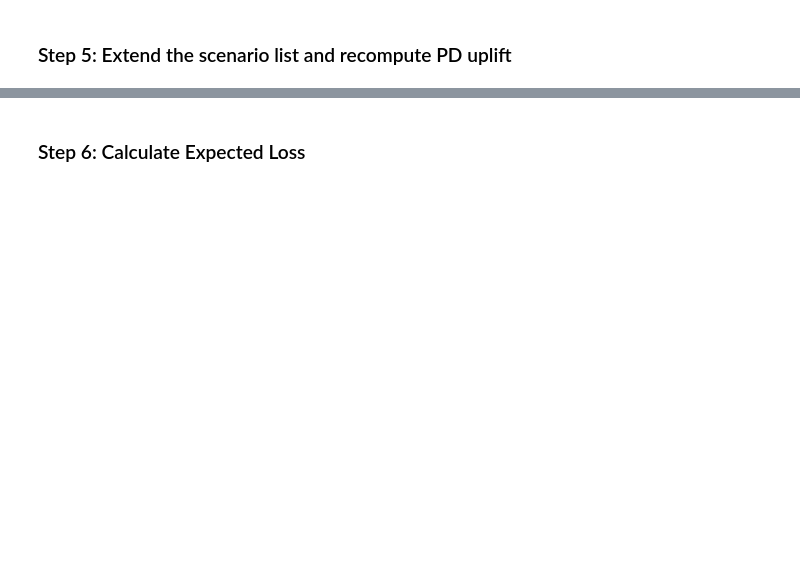
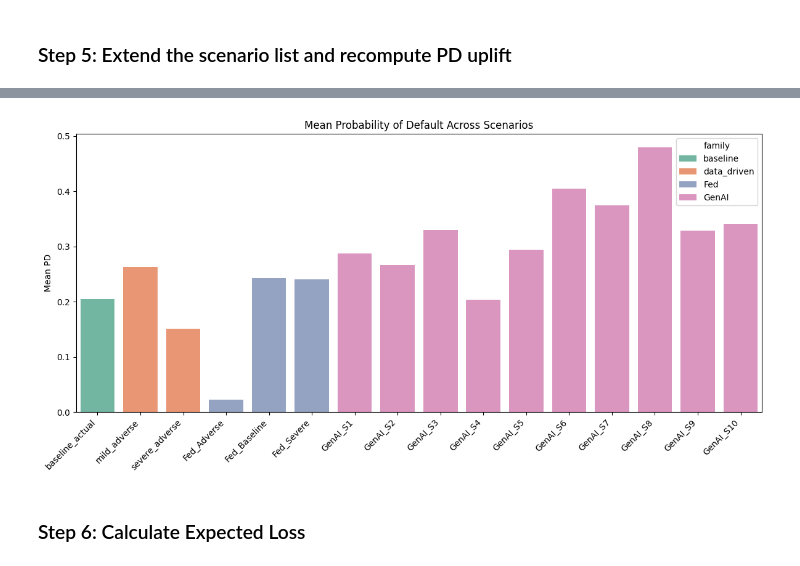
Before and after one commit to BinodTandan/Banking_Stress_Testing, a Jupyter notebook: notebooks/04_stress_testing.ipynb, the cells around one changed output, grey strips where cells are left out. Saved outputs shown, nothing was run; the diff lists cells and outputs as text; code cells hidden in the pictures; blank space fills up the shorter version.

Commit message:
Add pd plot for interpretation

```diff
--- a/notebooks/04_stress_testing.ipynb
+++ b/notebooks/04_stress_testing.ipynb
@@ -938,3 +938,24 @@ display(stress_df.sort_values("mean_pd"))
+# %%
+# Mean PD Across all scenario families
+plt.figure(figsize=(12, 6))
+sns.barplot(
+    data=stress_df,
+    x="scenario",
+    y="mean_pd",
+    hue="family",
+    palette="Set2"
+)
+
+plt.xticks(rotation=45, ha="right")
+plt.ylabel("Mean PD")
+plt.xlabel("")
+plt.title("Mean Probability of Default Across Scenarios")
+
+plt.tight_layout()
+plt.savefig(FIG_DIR / "mean_pd_across_scenarios.png", dpi=300)
+plt.show()
+# %% [output]
+[figure, added]
 # %%
 stress_df.to_csv(RES_DIR / "stress_pd_summary.csv", index=False)
 # %% [markdown]
```
Also changed, not shown: parts of 10 cells of this notebook.
